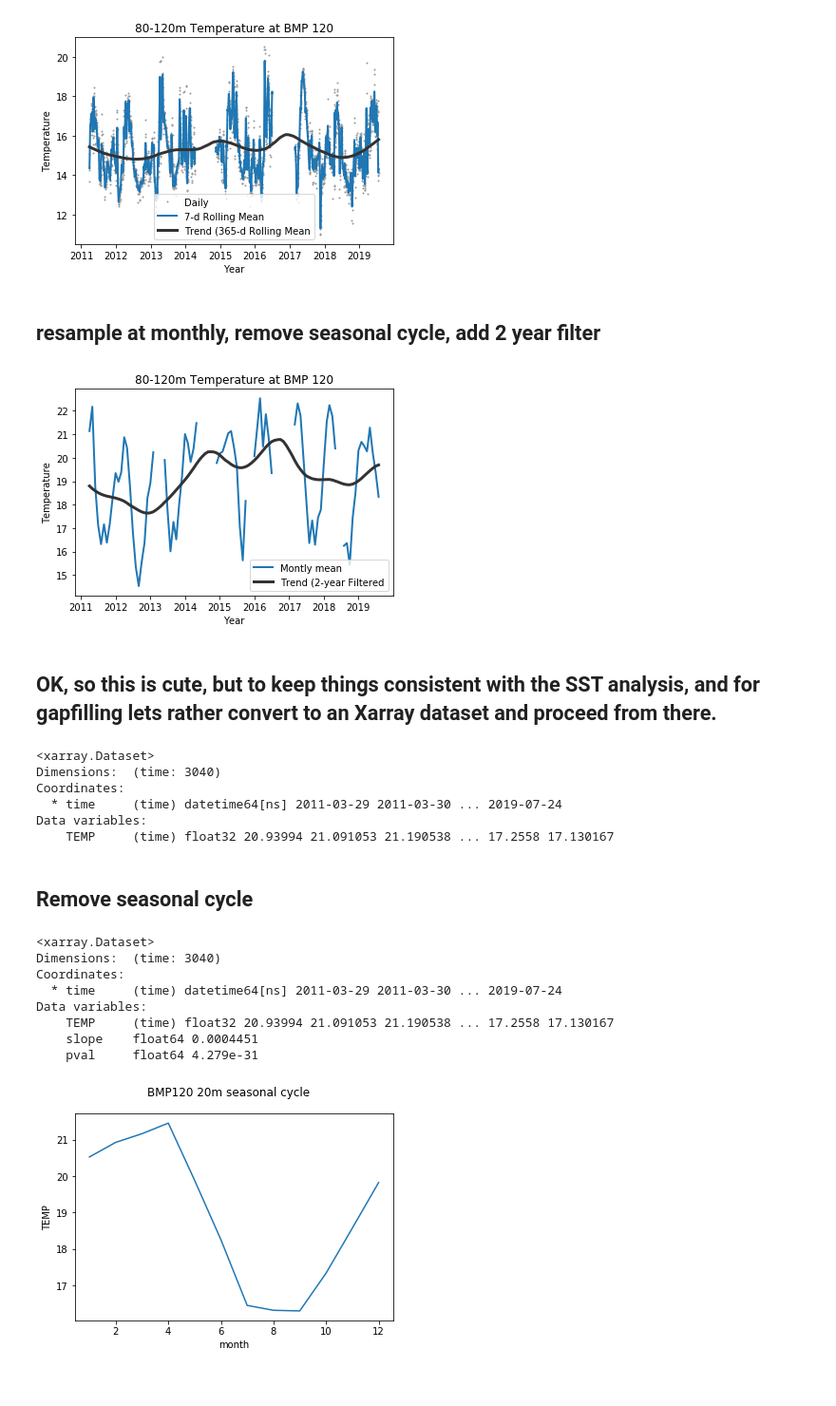
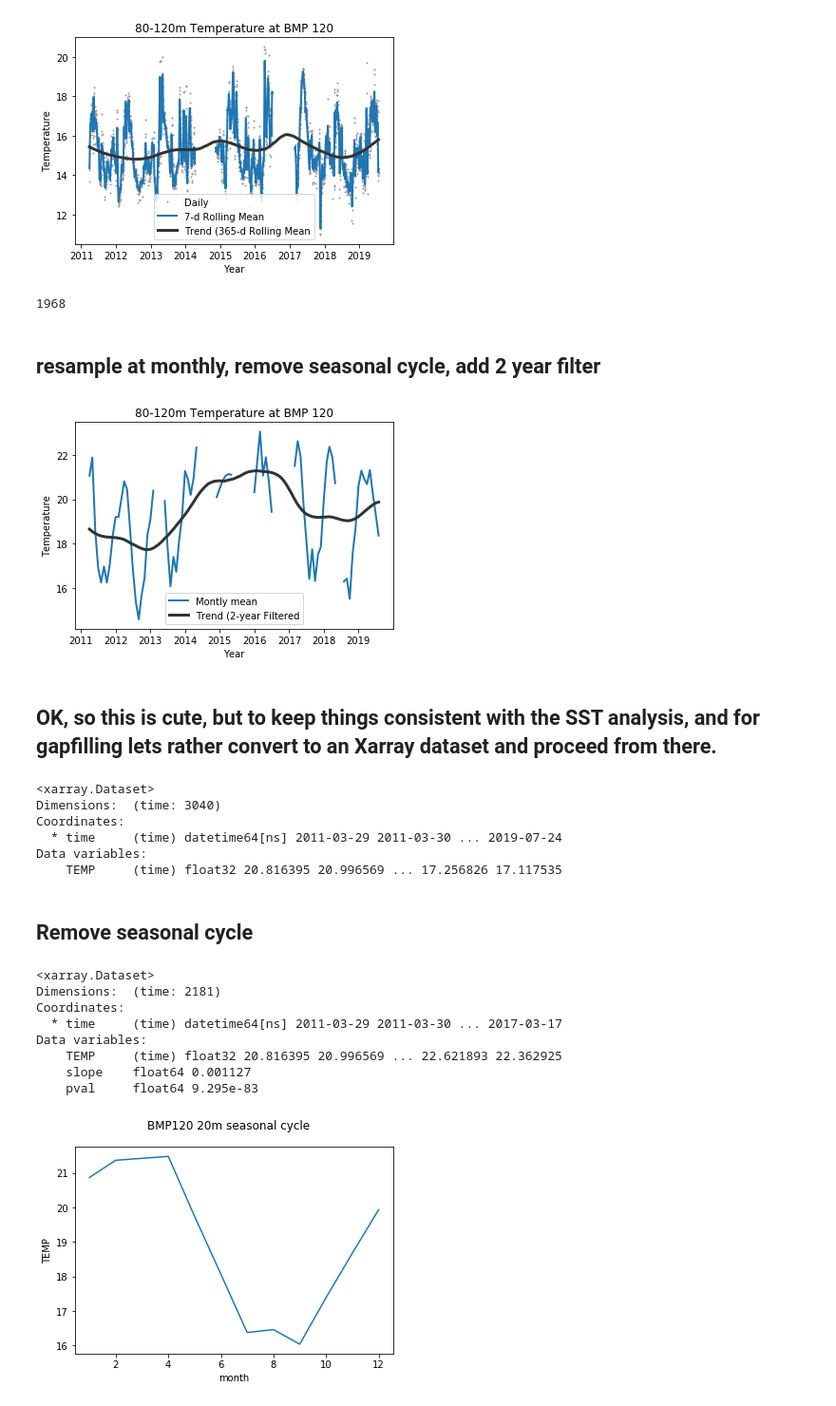
Before and after one commit to nmalan/EAC-shelf-trends, a Jupyter notebook: BMP120_temperature_timeseries.ipynb, the cells around one changed output. Shown at 95% size. Drawn from its saved outputs; the diff is of its cells as text; code cells hidden in the pictures.

```diff
--- a/BMP120_temperature_timeseries.ipynb
+++ b/BMP120_temperature_timeseries.ipynb
@@ -101,7 +84,7 @@ sns.distplot(df_good['DEPTH'].dropna())
 <matplotlib.axes._subplots.AxesSubplot at 0x...>
 [figure]
 # %%
-binned = pd.cut(x=df_good.DEPTH, bins=[-np.inf, 30, 60,80, np.inf], right=False, labels=['surface', '30-60', '60-80' , 'bottom'])
+binned = pd.cut(x=df_good.DEPTH, bins=[-np.inf, 23, 60,80, np.inf], right=False, labels=['surface', '30-60', '60-80' , 'bottom'])
 grouped = df_good.groupby(binned)
 surface_temp_1D = grouped.get_group('surface').TEMP.resample('1D').mean()
 bottom_temp_1D = grouped.get_group('bottom').TEMP.resample('1D').mean()
@@ -145,6 +133,10 @@ ax.set_title('80-120m Temperature at BMP 120');
 plt.savefig('BMP120_80-120m_temperature_tseries.png', dpi=300,bbox_inches='tight')
 # %% [output]
 [figure]
+# %%
+surface_temp_1D.count()
+# %% [output]
+1968
 # %% [markdown]
 ## resample at monthly, remove seasonal cycle, add 2 year filter
 # %%
@@ -164,7 +156,7 @@ ax.set_xlabel('Year')
 ax.set_ylabel('Temperature')
 ax.set_title('80-120m Temperature at BMP 120');
 # %% [output]
-[figure, old version]
+[figure, new version]
 # %% [markdown]
 ## OK, so this is cute, but to keep things consistent with the SST analysis, and for gapfilling lets rather convert to an Xarray dataset and proceed from there.
 # %%
@@ -178,7 +170,7 @@ Dimensions:  (time: 3040)
 Coordinates:
   * time     (time) datetime64[ns] 2011-03-29 2011-03-30 ... 2019-07-24
 Data variables:
-    TEMP     (time) float32 20.93994 21.091053 21.190538 ... 17.2558 17.130167
+    TEMP     (time) float32 20.816395 20.996569 ... 17.256826 17.117535
 # %% [markdown]
 ## Remove seasonal cycle
 # %%
@@ -250,22 +242,22 @@ def xarray_trend(xarr):
 # %%
 climatology = ds.TEMP.groupby('time.month').mean('time')
 anomalies = ds.TEMP.groupby('time.month') - climatology
 climatology.plot()
 #get linear trend
-trend = xarray_trend(ds.TEMP)
+trend = xarray_trend(ds.TEMP.sel(time=slice('2011-03-29', '2017-03-17')))
 plt.suptitle("BMP120 20m seasonal cycle")
 plt.savefig('BMP120_20m_seasonal_cycle.png', dpi=300,bbox_inches='tight')
 trend
 # %% [output]
 <xarray.Dataset>
-Dimensions:  (time: 3040)
+Dimensions:  (time: 2181)
 Coordinates:
-  * time     (time) datetime64[ns] 2011-03-29 2011-03-30 ... 2019-07-24
+  * time     (time) datetime64[ns] 2011-03-29 2011-03-30 ... 2017-03-17
 Data variables:
-    TEMP     (time) float32 20.93994 21.091053 21.190538 ... 17.2558 17.130167
-    slope    float64 0.0004451
-    pval     float64 4.279e-31
+    TEMP     (time) float32 20.816395 20.996569 ... 22.621893 22.362925
+    slope    float64 0.001127
+    pval     float64 9.295e-83
-[figure, old version]
+[figure, new version]
 # %%
 decade_trend = trend.slope*3650
 decade_trend
```
Also changed, not shown: parts of 10 cells of this notebook, 9 other files.
